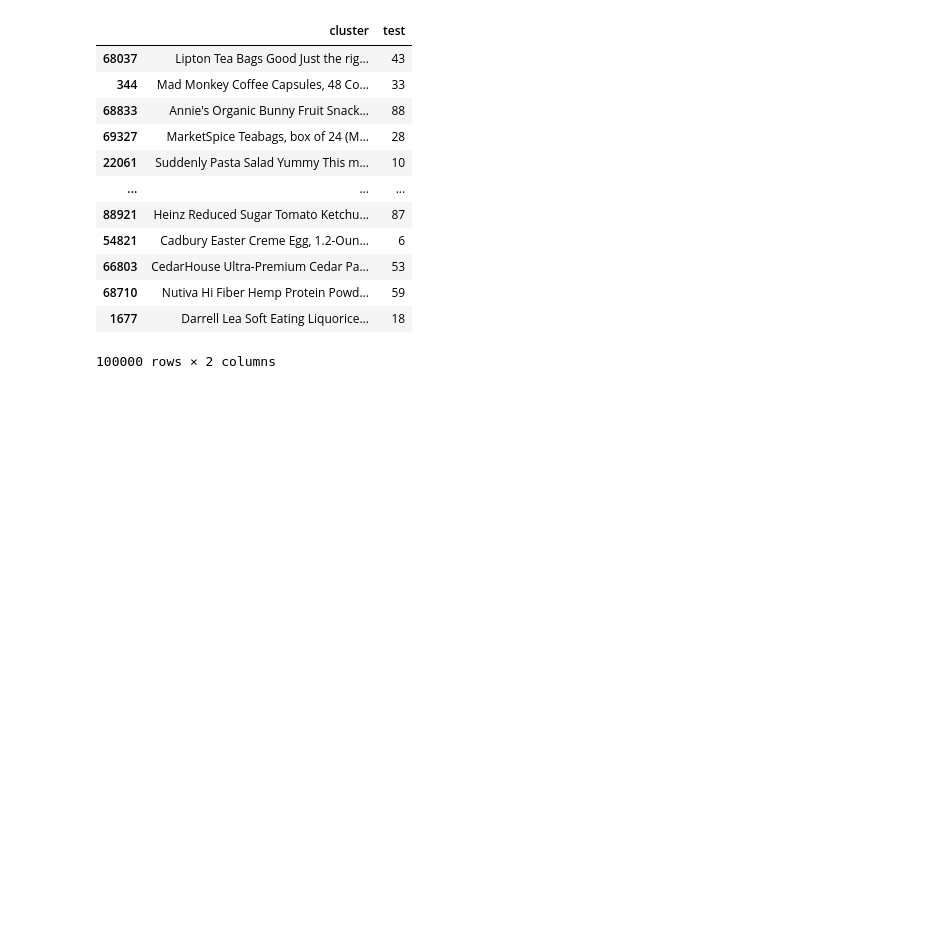
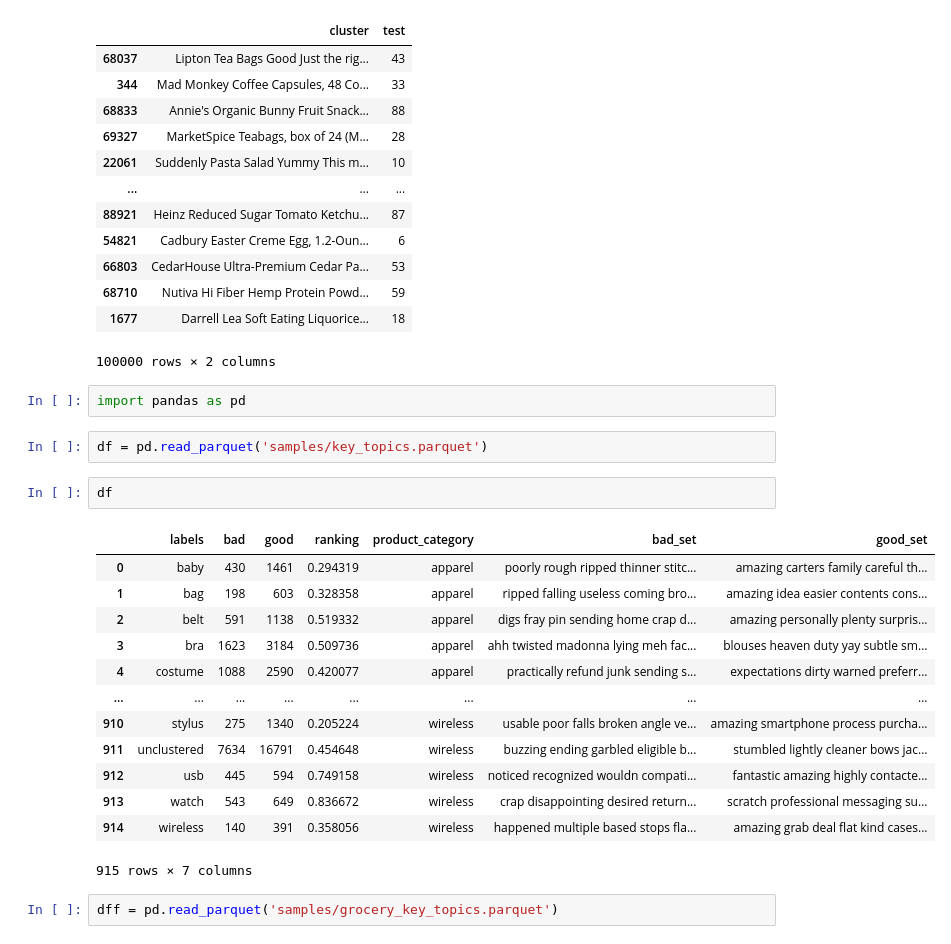
Before and after one commit to yksnilowyrahcaz/Product_Reviews_Analysis, a Jupyter notebook: test.ipynb, the cells around one changed output. Cells and saved outputs as stored; diff of their text form; blank space fills up the shorter version.

```diff
--- a/test.ipynb
+++ b/test.ipynb
@@ -285,3 +285,25 @@ sample
 | 68710 | Nutiva Hi Fiber Hemp Protein Powd... | 59 |
 | 1677 | Darrell Lea Soft Eating Liquorice... | 18 |
 100000 rows × 2 columns
+# %%
+import pandas as pd
+# %%
+df = pd.read_parquet('samples/key_topics.parquet')
+# %%
+df
+# %% [output]
+|  | labels | bad | good | ranking | product_category | bad_set | good_set |
+| 0 | baby | 430 | 1461 | 0.294319 | apparel | poorly rough ripped thinner stitc... | amazing carters family careful th... |
+| 1 | bag | 198 | 603 | 0.328358 | apparel | ripped falling useless coming bro... | amazing idea easier contents cons... |
+| 2 | belt | 591 | 1138 | 0.519332 | apparel | digs fray pin sending home crap d... | amazing personally plenty surpris... |
+| 3 | bra | 1623 | 3184 | 0.509736 | apparel | ahh twisted madonna lying meh fac... | blouses heaven duty yay subtle sm... |
+| 4 | costume | 1088 | 2590 | 0.420077 | apparel | practically refund junk sending s... | expectations dirty warned preferr... |
+| ... | ... | ... | ... | ... | ... | ... | ... |
+| 910 | stylus | 275 | 1340 | 0.205224 | wireless | usable poor falls broken angle ve... | amazing smartphone process purcha... |
+| 911 | unclustered | 7634 | 16791 | 0.454648 | wireless | buzzing ending garbled eligible b... | stumbled lightly cleaner bows jac... |
+| 912 | usb | 445 | 594 | 0.749158 | wireless | noticed recognized wouldn compati... | fantastic amazing highly contacte... |
+| 913 | watch | 543 | 649 | 0.836672 | wireless | crap disappointing desired return... | scratch professional messaging su... |
+| 914 | wireless | 140 | 391 | 0.358056 | wireless | happened multiple based stops fla... | amazing grab deal flat kind cases... |
+915 rows × 7 columns
+# %%
+dff = pd.read_parquet('samples/grocery_key_topics.parquet')
```
Also changed, not shown: parts of 2 cells of this notebook, 3 other files.
